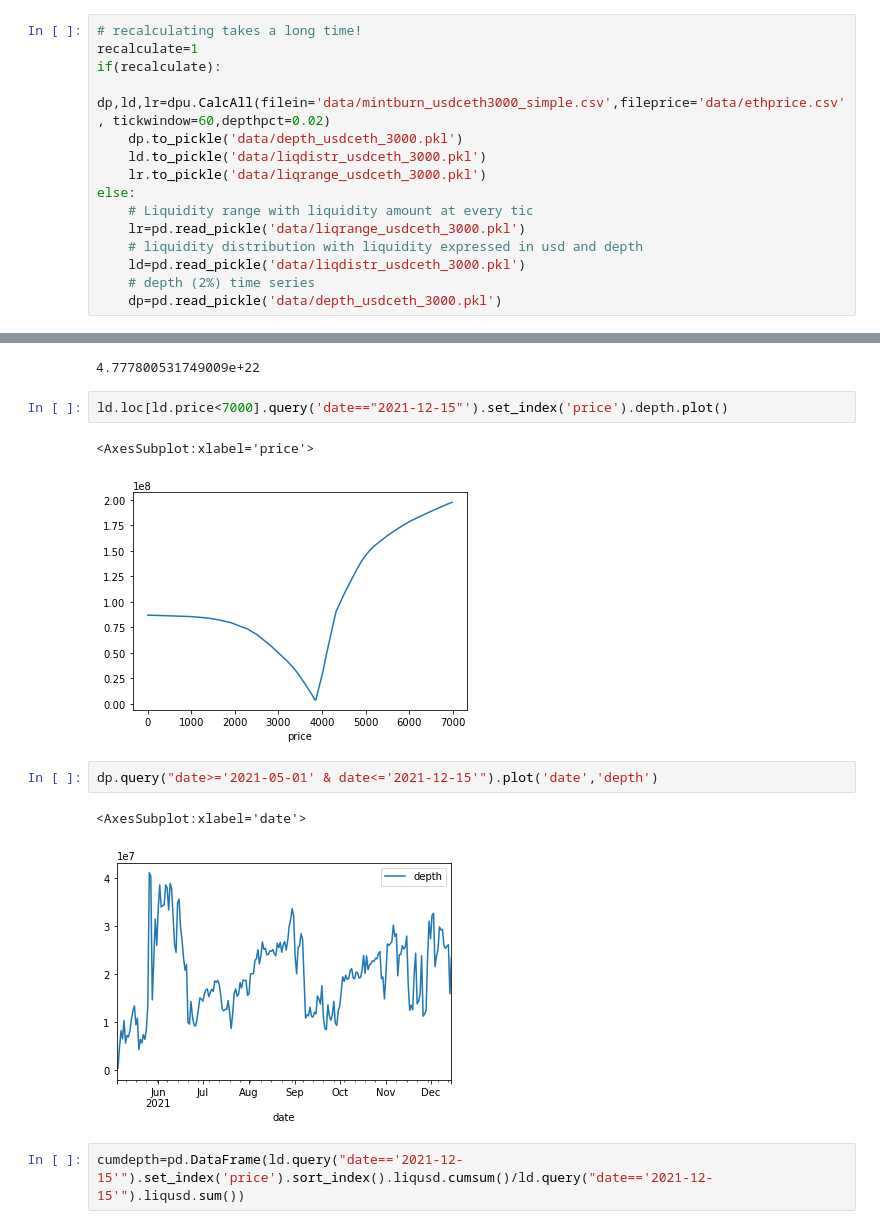
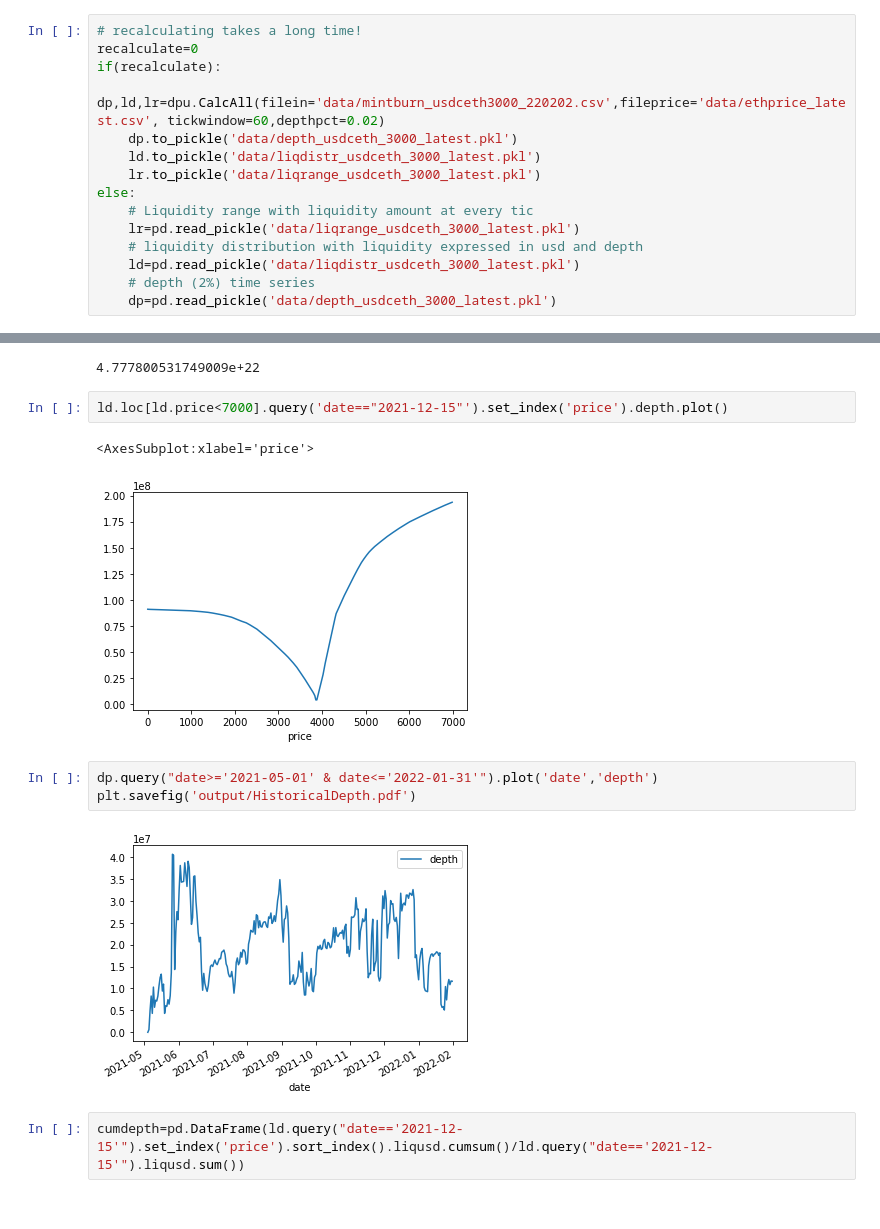
Before and after one commit to Uniswap/v3-market-depth-study, a Jupyter notebook: MarketDepthStudy.ipynb, the cells around one changed output, grey strips where cells are left out. Cells and saved outputs as stored; diff of their text form.

Commit message:
kaiko data, big query data

```diff
--- a/MarketDepthStudy.ipynb
+++ b/MarketDepthStudy.ipynb
@@ -13,17 +13,17 @@ reload(dpu)
 <module 'depthutil' from '/Users/gliao/Documents/marketdepthstudy/depthutil.py'>
 # %%
 # recalculating takes a long time!
-recalculate=1
+recalculate=0
 if(recalculate):
-    dp,ld,lr=dpu.CalcAll(filein='data/mintburn_usdceth3000_simple.csv',fileprice='data/ethprice.csv', tickwindow=60,depthpct=0.02)
-    dp.to_pickle('data/depth_usdceth_3000.pkl')
-    ld.to_pickle('data/liqdistr_usdceth_3000.pkl')
-    lr.to_pickle('data/liqrange_usdceth_3000.pkl')
+    dp,ld,lr=dpu.CalcAll(filein='data/mintburn_usdceth3000_220202.csv',fileprice='data/ethprice_latest.csv', tickwindow=60,depthpct=0.02)
+    dp.to_pickle('data/depth_usdceth_3000_latest.pkl')
+    ld.to_pickle('data/liqdistr_usdceth_3000_latest.pkl')
+    lr.to_pickle('data/liqrange_usdceth_3000_latest.pkl')
 else:
     # Liquidity range with liquidity amount at every tic
-    lr=pd.read_pickle('data/liqrange_usdceth_3000.pkl')
+    lr=pd.read_pickle('data/liqrange_usdceth_3000_latest.pkl')
     # liquidity distribution with liquidity expressed in usd and depth
-    ld=pd.read_pickle('data/liqdistr_usdceth_3000.pkl')
+    ld=pd.read_pickle('data/liqdistr_usdceth_3000_latest.pkl')
     # depth (2%) time series
-    dp=pd.read_pickle('data/depth_usdceth_3000.pkl')
+    dp=pd.read_pickle('data/depth_usdceth_3000_latest.pkl')
 # %%
@@ -42,12 +42,12 @@ ld.query('date=="2021-12-15"').set_index('price').liqusd.sum()/1e6
 ld.loc[ld.price<7000].query('date=="2021-12-15"').set_index('price').depth.plot()
 # %% [output]
 <AxesSubplot:xlabel='price'>
-[figure, old version]
+[figure, new version]
 # %%
-dp.query("date>='2021-05-01' & date<='2021-12-15'").plot('date','depth')
+dp.query("date>='2021-05-01' & date<='2022-01-31'").plot('date','depth')
+plt.savefig('output/HistoricalDepth.pdf')
 # %% [output]
-<AxesSubplot:xlabel='date'>
-[figure, old version]
+[figure, new version]
 # %%
 cumdepth=pd.DataFrame(ld.query("date=='2021-12-15'").set_index('price').sort_index().liqusd.cumsum()/ld.query("date=='2021-12-15'").liqusd.sum())
 # %%
```
Also changed, not shown: parts of 20 cells of this notebook, 4 other files.
